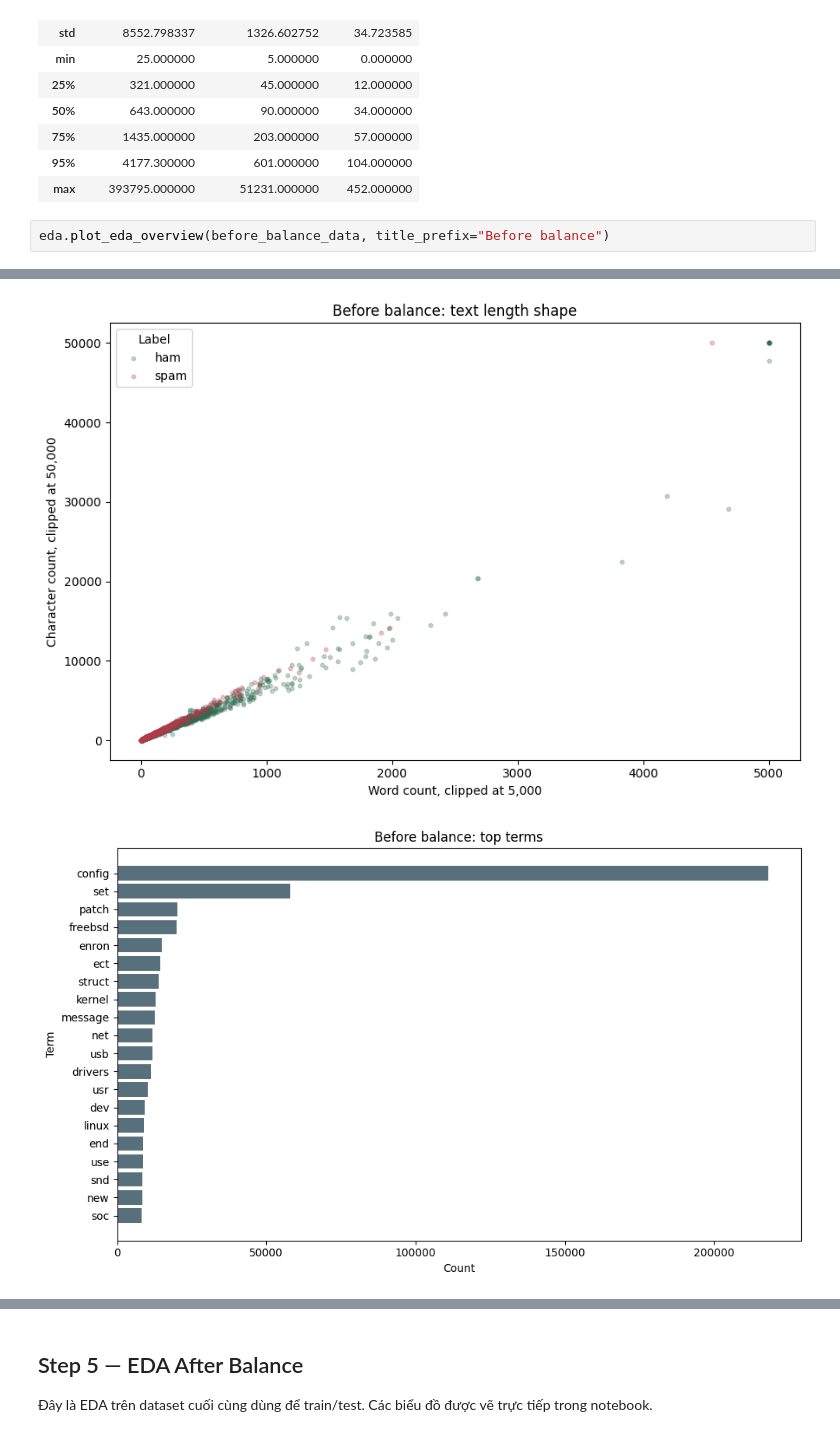
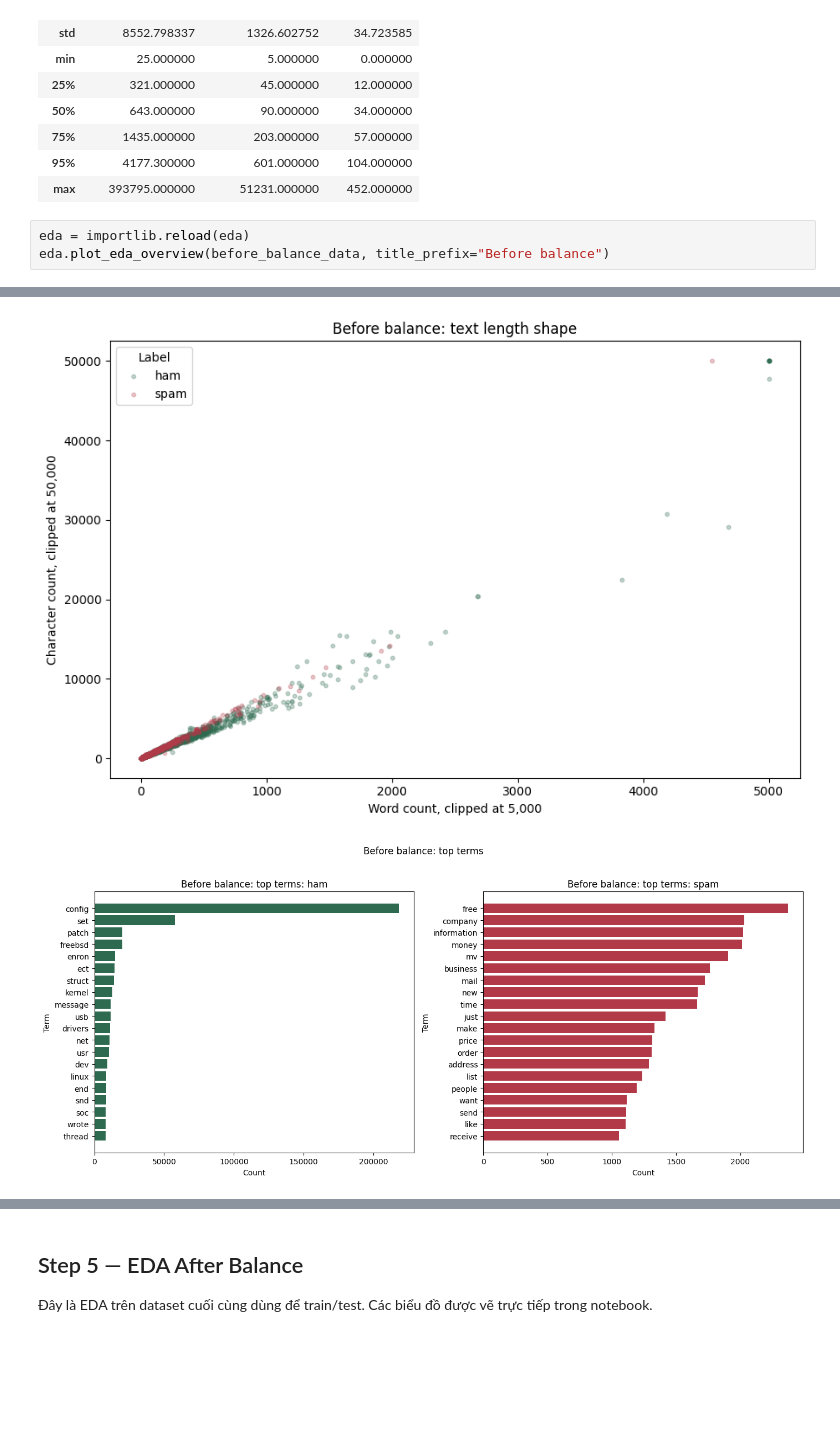
Before and after one commit to QuangManhAI/lab01-machine-learning, a Jupyter notebook: notebooks/lab01.ipynb, the cells around one changed output, grey strips where cells are left out. Drawn from its saved outputs; the diff is of its cells as text; blank space fills up the shorter version.

```diff
--- a/notebooks/lab01.ipynb
+++ b/notebooks/lab01.ipynb
@@ -180,9 +237,10 @@ Balanced preview rows: 8,940
 | 95% | 4177.300000 | 601.000000 | 104.000000 |
 | max | 393795.000000 | 51231.000000 | 452.000000 |
 # %%
+eda = importlib.reload(eda)
 eda.plot_eda_overview(before_balance_data, title_prefix="Before balance")
 # %% [output]
 [figure]
 [figure]
 [figure]
-[figure, old version]
+[figure, new version]
```
Also changed, not shown: parts of 16 cells of this notebook, 2 other files.
